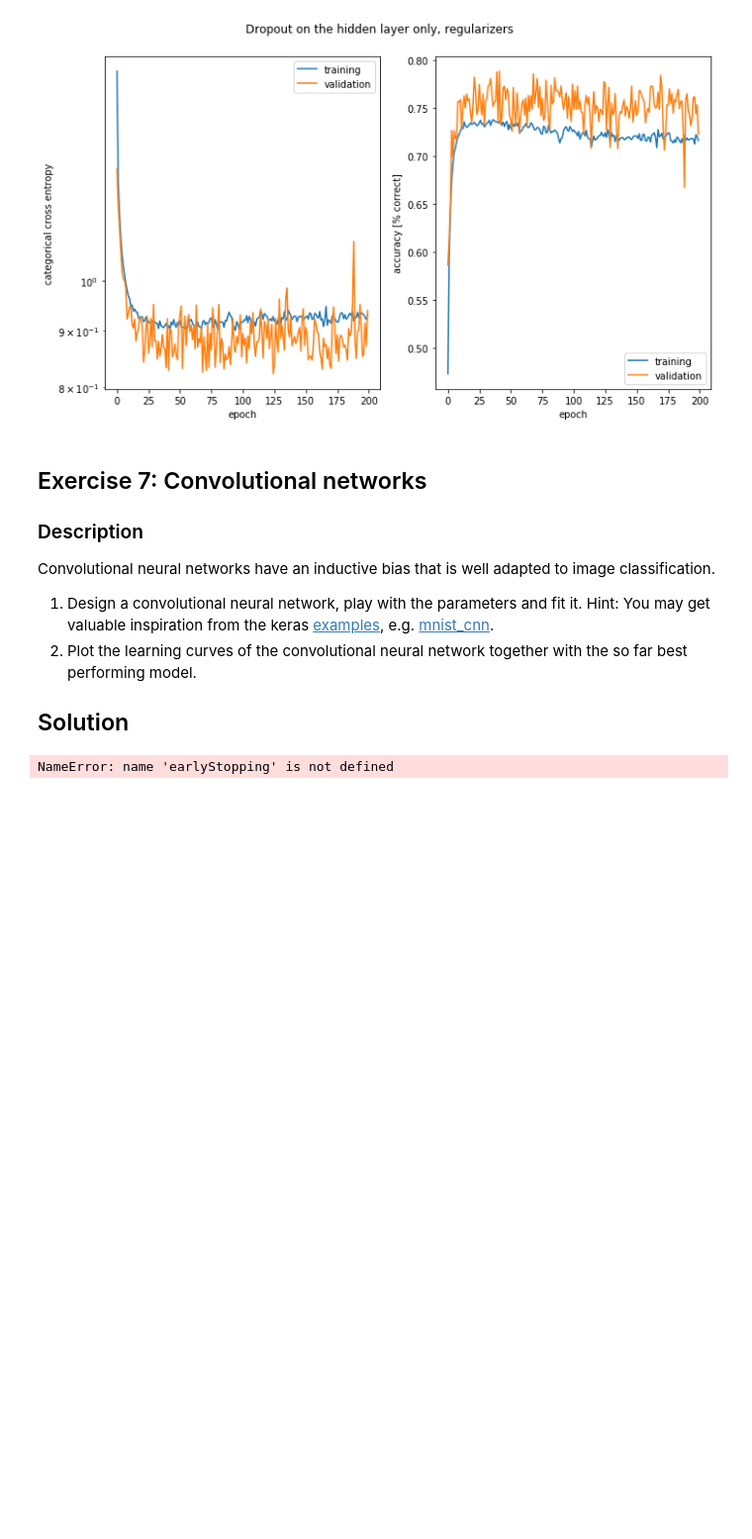
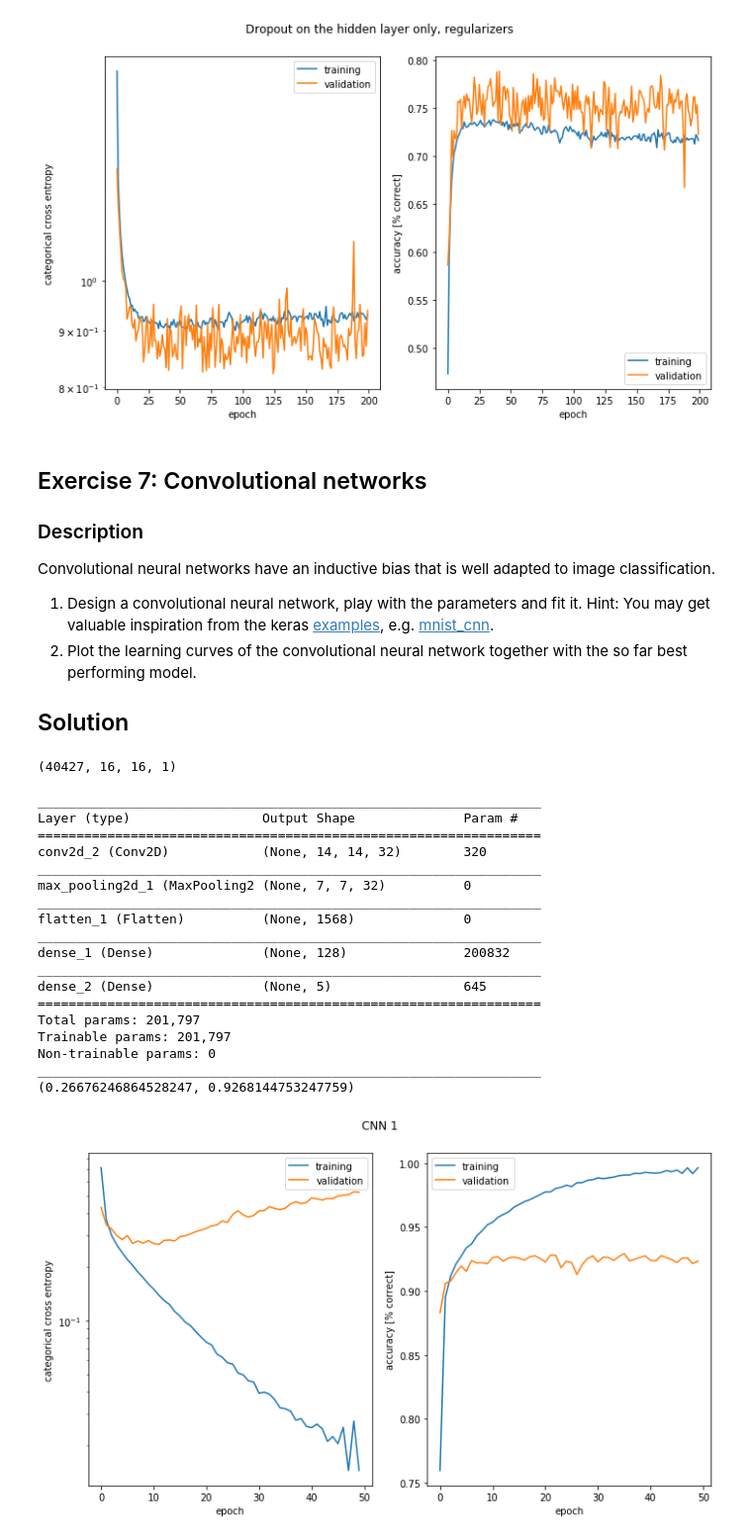
Before and after one commit to adrian-valente/ANN_project1, a Jupyter notebook: miniproject1.ipynb, the cells around one changed output. Shown at 99% size. Saved outputs shown, nothing was run; the diff lists cells and outputs as text; code cells hidden in the pictures; blank space fills up the shorter version.

Commit message:
graphique 5

```diff
--- a/miniproject1.ipynb
+++ b/miniproject1.ipynb
@@ -1029,32 +1038,51 @@ Convolutional neural networks have an inductive bias that is well adapted to ima
 ## Solution
 # %%
 #First we have to reshape the whole dataset
-assert keras.backend.image_data_format() == 'channels_first'
-x_train_cnn = x_train.reshape((x_train.shape[0], 1, 16, 16))
-x_test_cnn = x_test.reshape((x_test.shape[0], 1, 16, 16))
+if keras.backend.image_data_format() == 'channels_first':
+    x_train_cnn = x_train.reshape((x_train.shape[0], 1, 16, 16))
+    x_test_cnn = x_test.reshape((x_test.shape[0], 1, 16, 16))
+    input_shape = (1,16,16)
+elif keras.backend.image_data_format() == 'channels_last':
+    x_train_cnn = x_train.reshape((x_train.shape[0], 16, 16, 1))
+    x_test_cnn = x_test.reshape((x_test.shape[0], 16, 16, 1))
+    input_shape = (16,16,1)
-# %%
-import sys
-
-def fit_model(model, x_train, y_train, **kwargs):
-    oldStdout = sys.stdout
-    file = open('logtrain.txt', 'w')
-    sys.stdout = file
-    history = model.fit(x_train, y_train, **kwargs)
-    sys.stdout = oldStdout
-    return history
+# %%
+print(x_train_cnn.shape)
+# %% [output]
+(40427, 16, 16, 1)
 # %%
 model = Sequential()
 model.add(Conv2D(32, kernel_size=(3, 3),
                  activation='relu',
-                 input_shape=(1,16,16)))
+                 input_shape=input_shape))
 model.add(MaxPooling2D(pool_size=(2, 2)))
 model.add(Flatten())
 model.add(Dense(128, activation='relu'))
 model.add(Dense(5, activation='softmax'))
-
+model.summary()
 model.compile(optimizer='adam', loss='categorical_crossentropy', metrics=['accuracy'])
-history_cnn1 = fit_model(model, x_train_cnn, y_train, epochs=5, verbose=1, validation_data=(x_test_cnn, y_test))
-i_stop = earlyStopping(history_cnn1)
-score_cnn1 = (history_cnn1.history['val_loss'], history_cnn1.history(['val_acc']))
+history_cnn1 = fit_model(model, x_train_cnn, y_train, epochs=50, verbose=1, validation_data=(x_test_cnn, y_test))
+score_cnn1 = scoreEarlyStopping(history_cnn1)
+print(score_cnn1)
+plot_history(history_cnn1, title="CNN 1")
+model_cnn1 = model
 # %% [output]
-NameError: name 'earlyStopping' is not defined
+_________________________________________________________________
+Layer (type)                 Output Shape              Param #
+=================================================================
+conv2d_2 (Conv2D)            (None, 14, 14, 32)        320
+_________________________________________________________________
+max_pooling2d_1 (MaxPooling2 (None, 7, 7, 32)          0
+_________________________________________________________________
+flatten_1 (Flatten)          (None, 1568)              0
+_________________________________________________________________
+dense_1 (Dense)              (None, 128)               200832
+_________________________________________________________________
+dense_2 (Dense)              (None, 5)                 645
+=================================================================
+Total params: 201,797
+Trainable params: 201,797
+Non-trainable params: 0
+_________________________________________________________________
+(0.26676246864528247, 0.9268144753247759)
+[figure, added]
```
Also changed, not shown: parts of 5 cells of this notebook.
